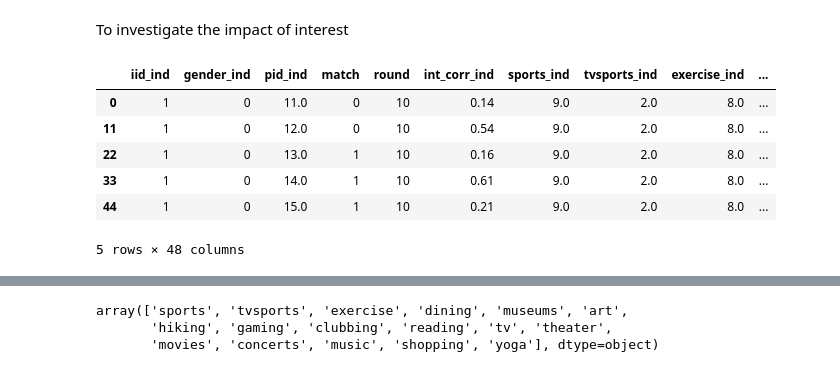
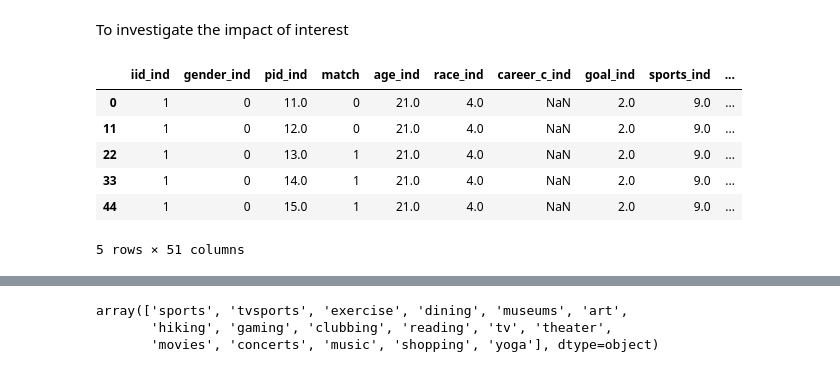
Before and after one commit to Levishantz/Speed_Dating, a Jupyter notebook: speed_dating_interests.ipynb, the cells around one changed output, grey strips where cells are left out. Cells and saved outputs as stored; diff of their text form; code cells hidden in the pictures.

```diff
--- a/speed_dating_interests.ipynb
+++ b/speed_dating_interests.ipynb
@@ -21,5 +28,0 @@ Each row of the dataset that we are using, which we found on Kaggle,
-# %%
-clean_ind = ind_df.copy()
-clean_ind = clean_ind[["iid","gender","pid","match","int_corr","age",
-                       "field","dec","match_es"]]
-clean_ind.head()
@@ -33,5 +28,0 @@ clean_ind.head()
-# %%
-clean_par = par_df.copy()
-clean_par = clean_par[["iid","gender","pid","match","int_corr","age",
-                       "field","dec","match_es"]]
-clean_par.head()
@@ -69,39 +56,38 @@ combo_df.head()
 To investigate the impact of interest
 # %%
 clean_ind = ind_df.copy()
-clean_ind = clean_ind[["iid","gender","pid","match","round","int_corr",
+clean_ind = clean_ind[["iid","gender","pid","match","age","race","career_c","goal",
                        "sports","tvsports","exercise","dining","museums","art","hiking","gaming","clubbing",
-                       "reading","tv","theater","movies","concerts","music","shopping","yoga","dec","match_es"]]
+                       "reading","tv","theater","movies","concerts","music","shopping","yoga","dec"]]
 clean_par = par_df.copy()
-clean_par = clean_par[["iid","gender","pid","int_corr",
+clean_par = clean_par[["iid","gender","pid","age","race","career_c","goal",
                        "sports","tvsports","exercise","dining","museums","art","hiking","gaming","clubbing",
-                       "reading","tv","theater","movies","concerts","music","shopping","yoga",
-                       "dec","match_es"]]
+                       "reading","tv","theater","movies","concerts","music","shopping","yoga","dec"]]
 combo_df = pd.merge(clean_ind,clean_par, left_on = 'iid',right_on='pid',suffixes=("_ind", "_par"))
 combo_df = combo_df[combo_df['pid_ind'] == combo_df['iid_par']]
 
 found = []
 found_sets = []
-for x, y in zip(combo_df['pid_ind'], combo_df['iid_ind']):
+for x, y in zip(combo_df['iid_ind'], combo_df['pid_ind']):
     if set([x, y]) in found_sets:
         found.append(False)
     else:
         found.append(True)
         found_sets.append(set([x, y]))
 combo_df = combo_df[found]
 
 
-combo_df = combo_df.dropna(subset=['sports_ind','sports_par'])
+#combo_df = combo_df.dropna(subset=['sports_ind','sports_par'])
 
 combo_df.head()
 # %% [output]
-|  | iid_ind | gender_ind | pid_ind | match | round | int_corr_ind | sports_ind | tvsports_ind | exercise_ind | ... |
-| 0 | 1 | 0 | 11.0 | 0 | 10 | 0.14 | 9.0 | 2.0 | 8.0 | ... |
-| 11 | 1 | 0 | 12.0 | 0 | 10 | 0.54 | 9.0 | 2.0 | 8.0 | ... |
-| 22 | 1 | 0 | 13.0 | 1 | 10 | 0.16 | 9.0 | 2.0 | 8.0 | ... |
-| 33 | 1 | 0 | 14.0 | 1 | 10 | 0.61 | 9.0 | 2.0 | 8.0 | ... |
-| 44 | 1 | 0 | 15.0 | 1 | 10 | 0.21 | 9.0 | 2.0 | 8.0 | ... |
+|  | iid_ind | gender_ind | pid_ind | match | age_ind | race_ind | career_c_ind | goal_ind | sports_ind | ... |
+| 0 | 1 | 0 | 11.0 | 0 | 21.0 | 4.0 | NaN | 2.0 | 9.0 | ... |
+| 11 | 1 | 0 | 12.0 | 0 | 21.0 | 4.0 | NaN | 2.0 | 9.0 | ... |
+| 22 | 1 | 0 | 13.0 | 1 | 21.0 | 4.0 | NaN | 2.0 | 9.0 | ... |
+| 33 | 1 | 0 | 14.0 | 1 | 21.0 | 4.0 | NaN | 2.0 | 9.0 | ... |
+| 44 | 1 | 0 | 15.0 | 1 | 21.0 | 4.0 | NaN | 2.0 | 9.0 | ... |
-5 rows × 48 columns
+5 rows × 51 columns
 # %%
 for ind_int in combo_df.columns.values[6:23]:
     combo_df = combo_df.drop(combo_df[combo_df[ind_int] > 10].index)
```
Also changed, not shown: parts of 13 cells of this notebook, 7 other files.
